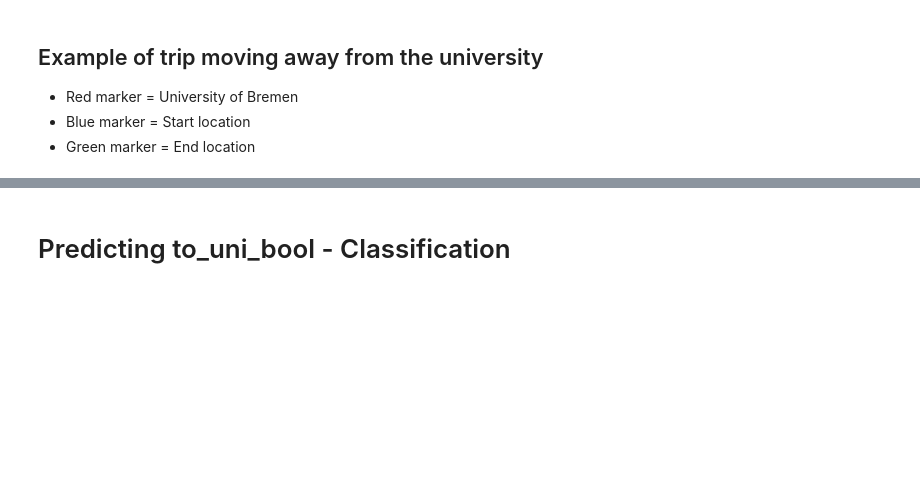
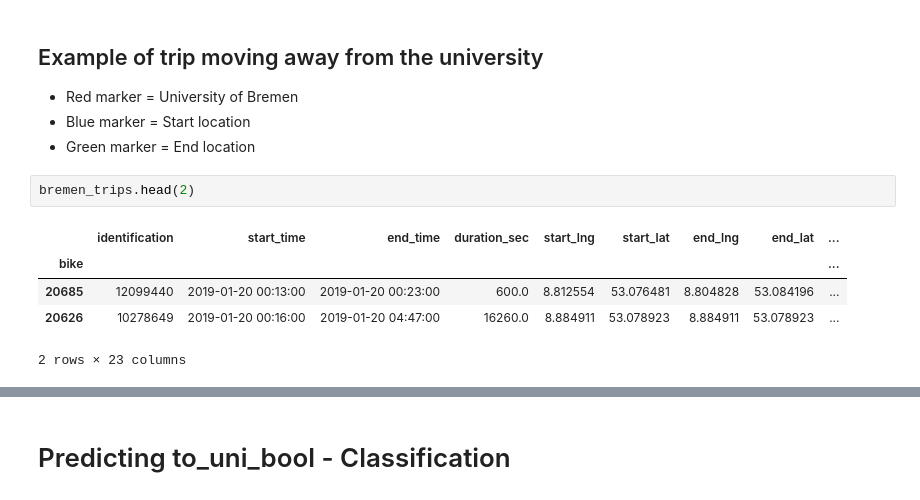
Before and after one commit to janiksudo/PDS_Project, a Jupyter notebook: notebooks/#8_predict_trip_direction.ipynb, the cells around one changed output, grey strips where cells are left out. Saved outputs shown, nothing was run; the diff lists cells and outputs as text; blank space fills up the shorter version.

```diff
--- a/notebooks/#8_predict_trip_direction.ipynb
+++ b/notebooks/#8_predict_trip_direction.ipynb
@@ -91,6 +105,14 @@ def distanceToMainStation(sLng,sLat,eLng,eLat):
 - Red marker = University of Bremen
 - Blue marker = Start location
 - Green marker = End location
+# %%
+bremen_trips.head(2)
+# %% [output]
+|  | identification | start_time | end_time | duration_sec | start_lng | start_lat | end_lng | end_lat | ... |
+| bike |  |  |  |  |  |  |  |  | ... |
+| 20685 | 12099440 | 2019-01-20 00:13:00 | 2019-01-20 00:23:00 | 600.0 | 8.812554 | 53.076481 | 8.804828 | 53.084196 | ... |
+| 20626 | 10278649 | 2019-01-20 00:16:00 | 2019-01-20 04:47:00 | 16260.0 | 8.884911 | 53.078923 | 8.884911 | 53.078923 | ... |
+2 rows × 23 columns
 # %%
 m = folium.Map(location=[53.1069302,8.8499603], zoom_start=13)
 
```
Also changed, not shown: parts of 63 cells of this notebook, 1 other file.
